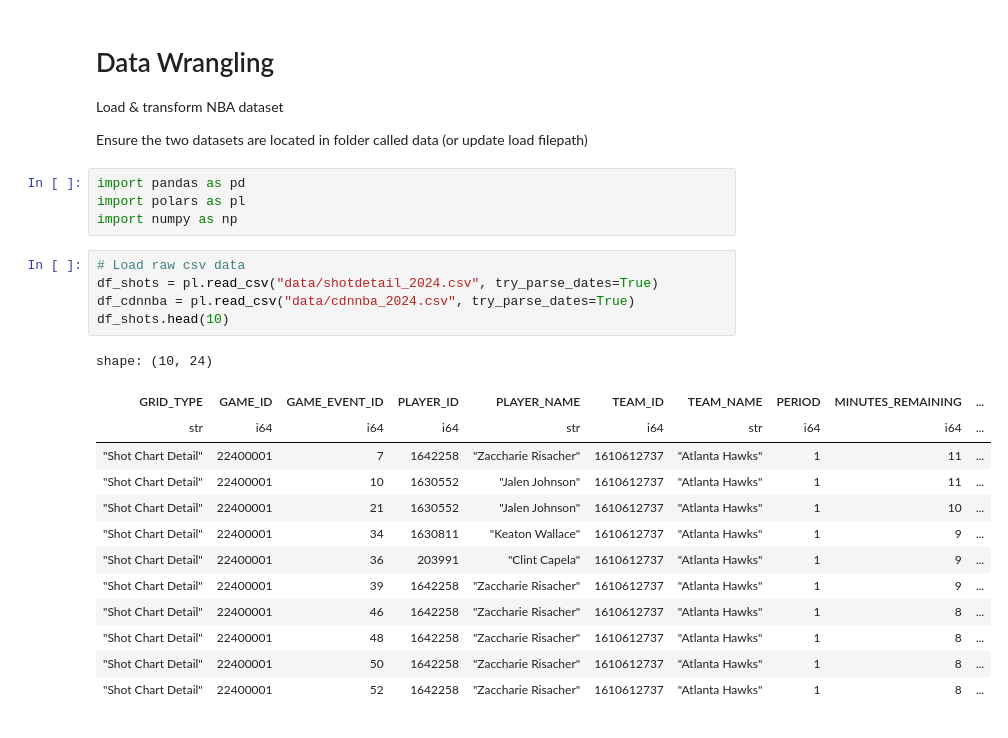
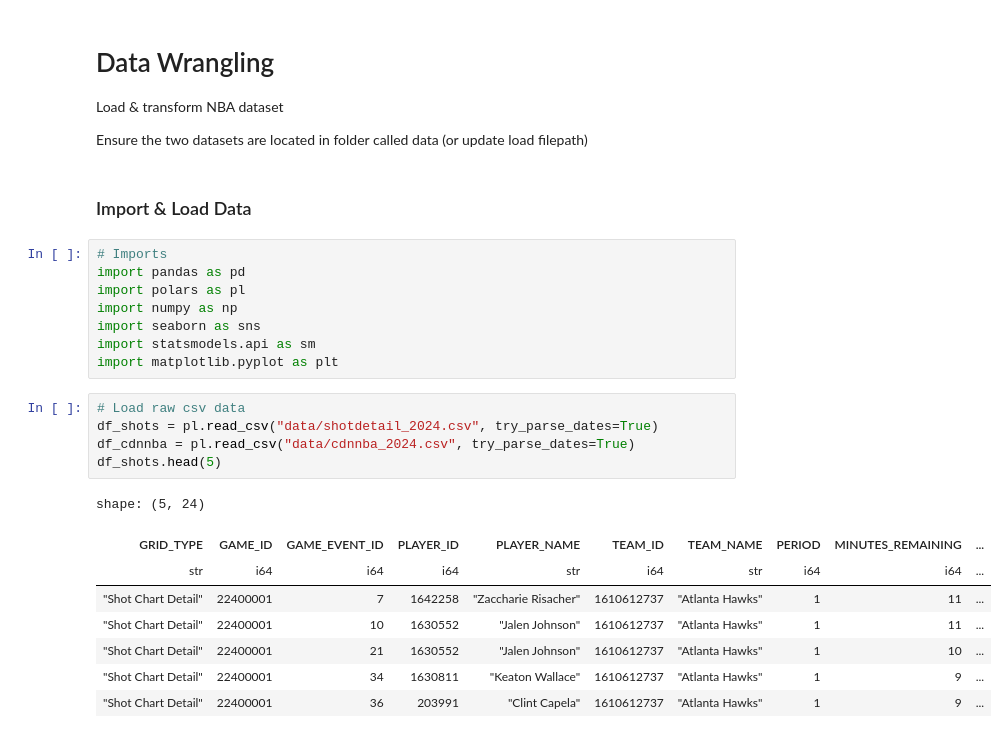
Before and after one commit to carlsonhu225-source/data7001_g02, a Jupyter notebook: Load_NBA_Dataset.ipynb, the cells around one changed output. Drawn from its saved outputs; the diff is of its cells as text.

```diff
--- a/Load_NBA_Dataset.ipynb
+++ b/Load_NBA_Dataset.ipynb
@@ -4,26 +4,27 @@
 Load & transform NBA dataset
 
 Ensure the two datasets are located in folder called data (or update load filepath)
+# %% [markdown]
+### Import & Load Data
 # %%
+# Imports
 import pandas as pd
 import polars as pl
 import numpy as np
+import seaborn as sns
+import statsmodels.api as sm
+import matplotlib.pyplot as plt
 # %%
 # Load raw csv data
 df_shots = pl.read_csv("data/shotdetail_2024.csv", try_parse_dates=True)
 df_cdnnba = pl.read_csv("data/cdnnba_2024.csv", try_parse_dates=True)
-df_shots.head(10)
+df_shots.head(5)
 # %% [output]
-shape: (10, 24)
+shape: (5, 24)
 | GRID_TYPE | GAME_ID | GAME_EVENT_ID | PLAYER_ID | PLAYER_NAME | TEAM_ID | TEAM_NAME | PERIOD | MINUTES_REMAINING | ... |
 | str | i64 | i64 | i64 | str | i64 | str | i64 | i64 | ... |
 | "Shot Chart Detail" | 22400001 | 7 | 1642258 | "Zaccharie Risacher" | 1610612737 | "Atlanta Hawks" | 1 | 11 | ... |
 | "Shot Chart Detail" | 22400001 | 10 | 1630552 | "Jalen Johnson" | 1610612737 | "Atlanta Hawks" | 1 | 11 | ... |
 | "Shot Chart Detail" | 22400001 | 21 | 1630552 | "Jalen Johnson" | 1610612737 | "Atlanta Hawks" | 1 | 10 | ... |
 | "Shot Chart Detail" | 22400001 | 34 | 1630811 | "Keaton Wallace" | 1610612737 | "Atlanta Hawks" | 1 | 9 | ... |
 | "Shot Chart Detail" | 22400001 | 36 | 203991 | "Clint Capela" | 1610612737 | "Atlanta Hawks" | 1 | 9 | ... |
-| "Shot Chart Detail" | 22400001 | 39 | 1642258 | "Zaccharie Risacher" | 1610612737 | "Atlanta Hawks" | 1 | 9 | ... |
-| "Shot Chart Detail" | 22400001 | 46 | 1642258 | "Zaccharie Risacher" | 1610612737 | "Atlanta Hawks" | 1 | 8 | ... |
-| "Shot Chart Detail" | 22400001 | 48 | 1642258 | "Zaccharie Risacher" | 1610612737 | "Atlanta Hawks" | 1 | 8 | ... |
-| "Shot Chart Detail" | 22400001 | 50 | 1642258 | "Zaccharie Risacher" | 1610612737 | "Atlanta Hawks" | 1 | 8 | ... |
-| "Shot Chart Detail" | 22400001 | 52 | 1642258 | "Zaccharie Risacher" | 1610612737 | "Atlanta Hawks" | 1 | 8 | ... |
```
Also changed, not shown: parts of 23 cells of this notebook, 1 other file.
